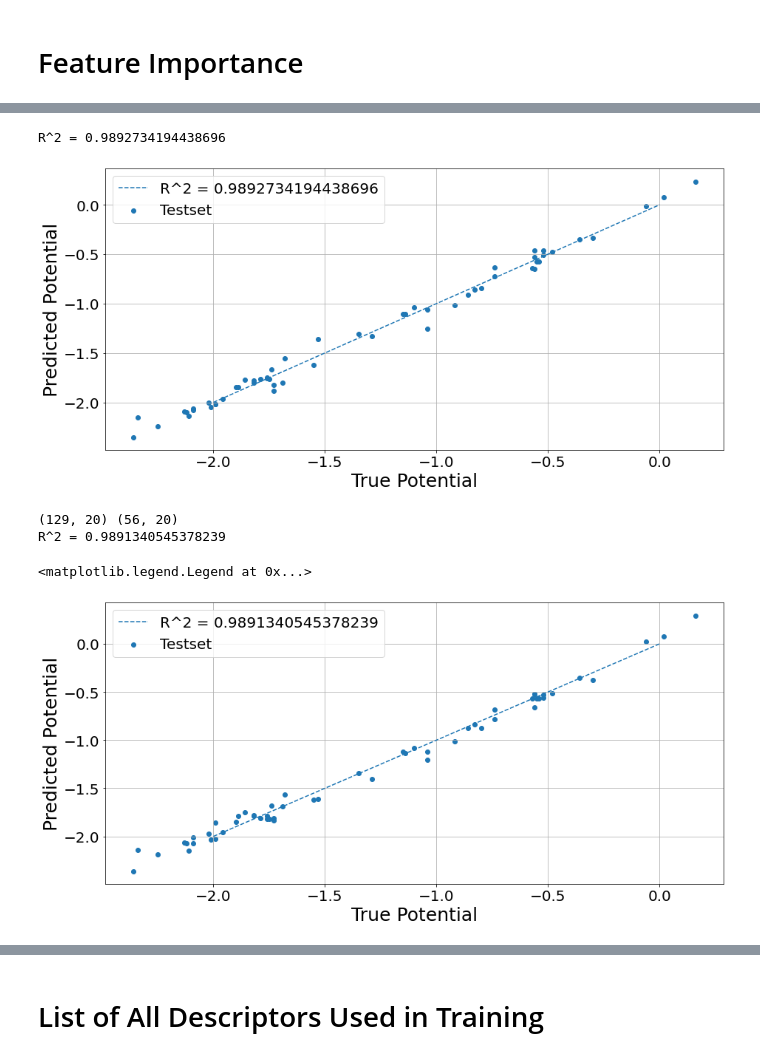
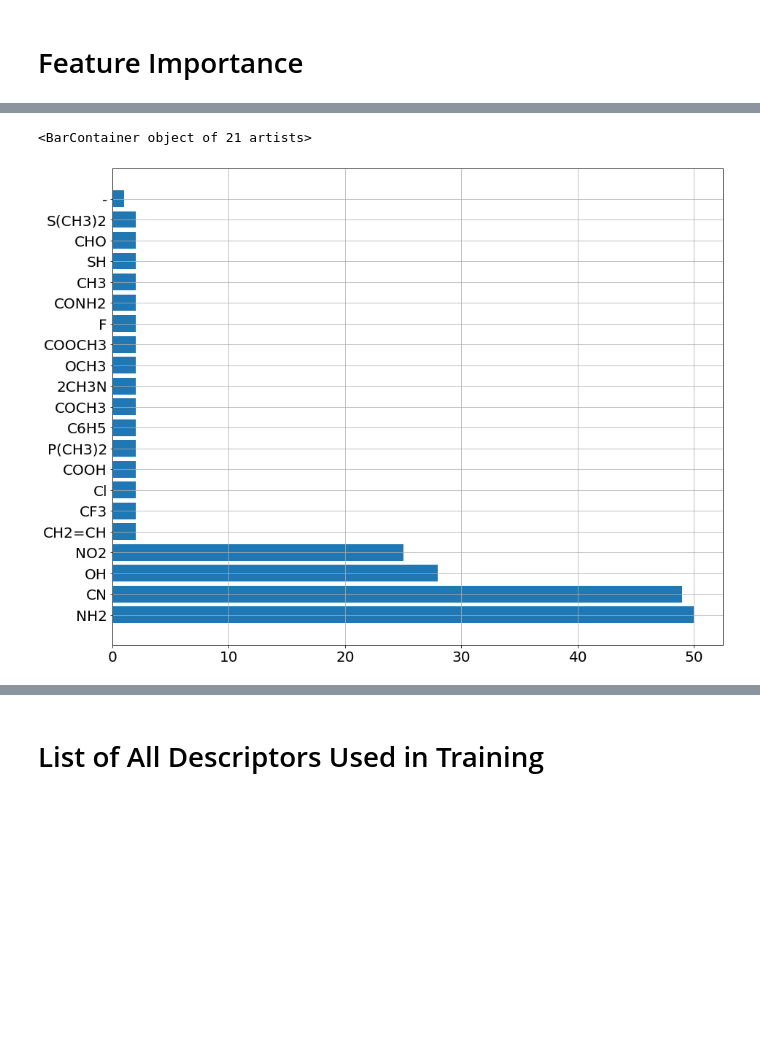
Before and after one commit to siddharth-ncl-work/miscellaneous, a Jupyter notebook: machine_learning_project_ideas/1/model_training.ipynb, the cells around one changed output, grey strips where cells are left out. Cells and saved outputs as stored; diff of their text form; code cells hidden in the pictures; blank space fills up the shorter version.

```diff
--- a/machine_learning_project_ideas/1/model_training.ipynb
+++ b/machine_learning_project_ideas/1/model_training.ipynb
@@ -587,38 +554,9 @@ corr.style.background_gradient(cmap='coolwarm').set_precision(2)
-# %%
-#ARD Regression
-from sklearn.linear_model import ARDRegression
-ard_reg = ARDRegression().fit(X_train_scaled, y_train)
-y_pred=ard_reg.predict(X_test_scaled)
-y_true=y_test
-r2=r2_score(y_test,y_pred)
-print(f'R^2 = {r2}')
-plt.scatter(y_test,y_pred,label='Testset')
-plt.plot(np.linspace(-2,0),np.linspace(-2,0),ls='dashed',label=f'R^2 = {r2}')
-plt.xlabel('True Potential')
-plt.ylabel('Predicted Potential')
-plt.legend()
-plt.show()
-
-#ARD Regression
-plt.figure()
-from sklearn.linear_model import ARDRegression
-ntop=20
-_X_train,_X_test=X_train_scaled[:,sorted_idx[-ntop:]],X_test_scaled[:,sorted_idx[-ntop:]]
-print(_X_train.shape,_X_test.shape)
-ard_reg = ARDRegression().fit(_X_train, y_train)
-y_pred=ard_reg.predict(_X_test)
-y_true=y_test
-r2=r2_score(y_test,y_pred)
-print(f'R^2 = {r2}')
-plt.scatter(y_test,y_pred,label='Testset')
-plt.plot(np.linspace(-2,0),np.linspace(-2,0),ls='dashed',label=f'R^2 = {r2}')
-plt.xlabel('True Potential')
-plt.ylabel('Predicted Potential')
-plt.legend()
-# %% [output]
-R^2 = 0.9892734194438696
-[figure, removed]
-(129, 20) (56, 20)
-R^2 = 0.9891340545378239
-<matplotlib.legend.Legend at 0x...>
-[figure, removed]
+# %%
+#seed=200
+fg_dist=data['FG'].value_counts()
+plt.figure(figsize=(15,12))
+plt.barh(fg_dist.index,fg_dist)
+# plt.xticks(rotation=90);
+# %% [output]
+<BarContainer object of 21 artists>
+[figure, added]
```
Also changed, not shown: parts of 23 cells of this notebook.
